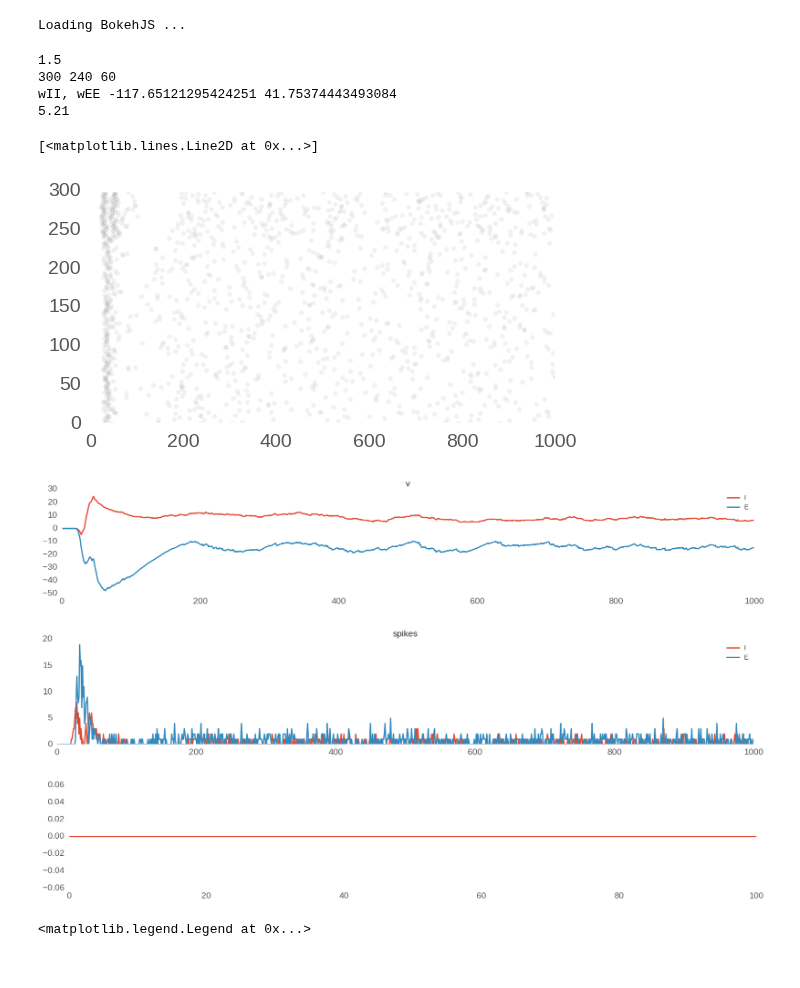
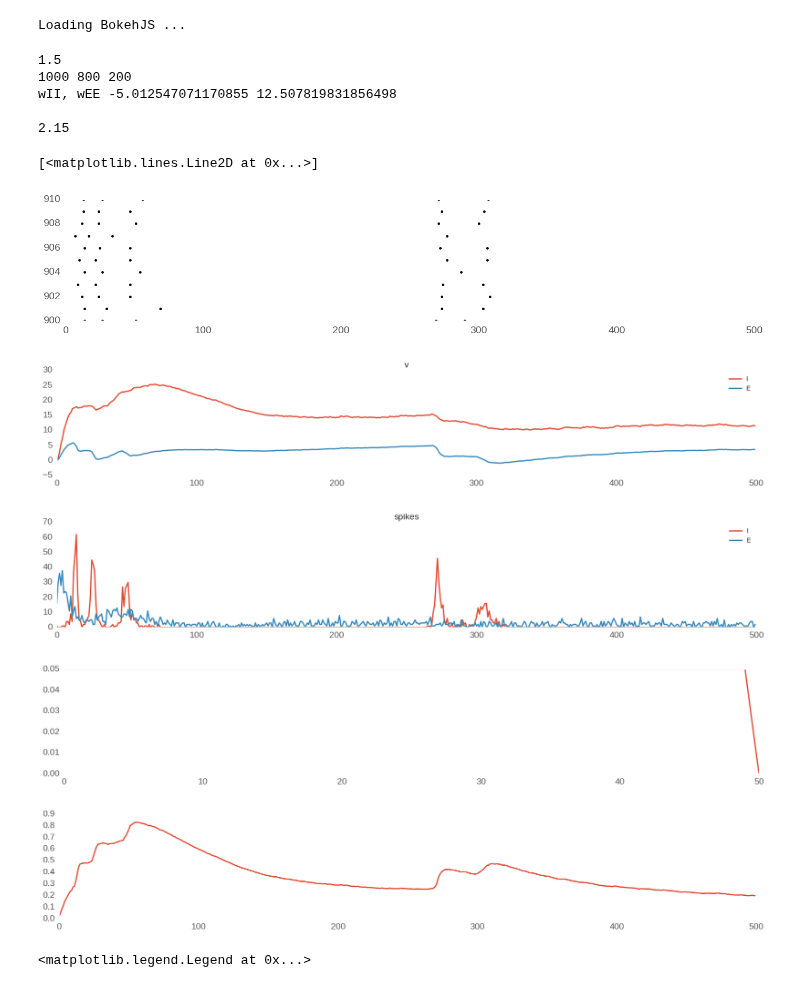
Before and after one commit to gpernelle/cortex, a Jupyter notebook: notebooks/E_and_I.ipynb, the cells around one changed output. Drawn from its saved outputs; the diff is of its cells as text; code cells hidden in the pictures.

```diff
--- a/notebooks/E_and_I.ipynb
+++ b/notebooks/E_and_I.ipynb
@@ -124,7 +125,7 @@ class TfSingleNet:
                 # Create variables for simulation state
                 u = self.init_float([N, 1], 'u')
 #                 v = self.init_float([N, 1], 'v')
-                v = tf.Variable(tf.ones([N,1])*-70, name='v')
+                v = tf.Variable(tf.random_normal([N,1], mean=-50, stddev=30, name='v'))
                 # currents
                 iBack = self.init_float([N, 1], 'iBack')
                 iChem = self.init_float([N, 1], 'iChem')
@@ -256,7 +257,7 @@ class TfSingleNet:
             # bursting
             with tf.name_scope('bursting'):
                 LowSp_ = (LowSp + dt / 8.0 * (vv_ * 8.0 / dt - LowSp))
-                p_ = tf.to_float(tf.greater(LowSp_, 1.5))
+                p_ = tf.to_float(tf.greater(LowSp_, 1.1))
 
             # plasticity
             with tf.name_scope('plasticity'):
@@ -342,7 +343,7 @@ class TfSingleNet:
             self.WEI = WEI.eval()
 
             t0 = time.time()
-            for i in range(T):
+            for i in tnrange(T):
 
                 # Step simulation
                 ops = {'plast': [step, plast, update],
@@ -399,9 +400,19 @@ class TfSingleNet:
 #                     plt.imshow(x)
         print('%.2f' % (time.time() - t0))
         self.sess.close()
+# %%
+def plotRaster(r):
+    a = 17
+    b = 3
+    x,y = convertRaster(r.transpose())
+    aspect = b/a
+    fig  = plt.figure(figsize=(a,b))
+    ax = fig.add_subplot(111)
+    # ax.imshow(gpu1.raster[100:1100].transpose(), aspect=aspect)
+    ax.plot(x,y, '.', color='black', alpha=1)
 # %%
-N, g, tauv, i, nu = 300, 0,15,0,100
-T = 1000
+N, g, tauv, i, nu = 1000, 10,15,0,100
+T = 500
 
 gpu = TfSingleNet(N=N,
                   T=T,
@@ -410,53 +421,58 @@ gpu = TfSingleNet(N=N,
                   device='/gpu:0',
                   spikeMonitor=True,
                   g0=g,
-                  startPlast = 100000,
+                  startPlast = 1000,
                   NUM_CORES = 1)
 # gpu.input = apple
 print(gpu.lowspthresh)
-gpu.lowspthresh = 1.5
 gpu.weight_step = 10
 # gpu.input = np.concatenate([np.zeros(T//2),np.ones(T//2)*50])
 gpu.input = np.zeros(T)
-gpu.dt = 0.1000
-gpu.nuE = 140
-gpu.nuI = 100
+gpu.dt = 0.1
+gpu.nuI = 200
+gpu.nuE = gpu.nuI
 gpu.ratio = 1
-gpu.FACT = 50
-gpu.wII = -700
-gpu.wIE = -4000
+gpu.FACT = 500
+gpu.wII = -100
+gpu.wIE = -400
 gpu.wEE = 1000
 gpu.wEI = 1400
 gpu.runTFSimul()
 # %% [output]
 1.5
-300 240 60
-wII, wEE -117.65121295424251 41.75374443493084
-5.21
+1000 800 200
+wII, wEE -5.012547071170855 12.507819831856498
+
+2.15
 # %%
 
 plotRaster(gpu.raster)
-# plt.xlim([19000,20000])
+# plt.xlim([900,1000])
+plt.ylim([900,910])
 f()
 plt.plot(gpu.icmI, label='I')
 plt.plot(gpu.icmE, label='E')
 plt.title('v')
 plt.legend()
 
 f()
 plt.plot(gpu.vvmI, label='I')
 plt.plot(gpu.vvmE, label='E')
 plt.title('spikes')
 plt.legend()
 
 f()
 plt.plot(gpu.gamma)
+
+f()
+plt.plot(gpu.lowsp)
 # %% [output]
 [<matplotlib.lines.Line2D at 0x...>]
-[figure, old version]
+[figure, new version]
-[figure, old version]
+[figure, new version]
-[figure, old version]
+[figure, new version]
-[figure, old version]
+[figure, new version]
+[figure, added]
 # %%
 # plt.imshow(gpu.WII)
 # plt.colorbar()
```
Also changed, not shown: parts of 1 cell of this notebook, 8 other files.
